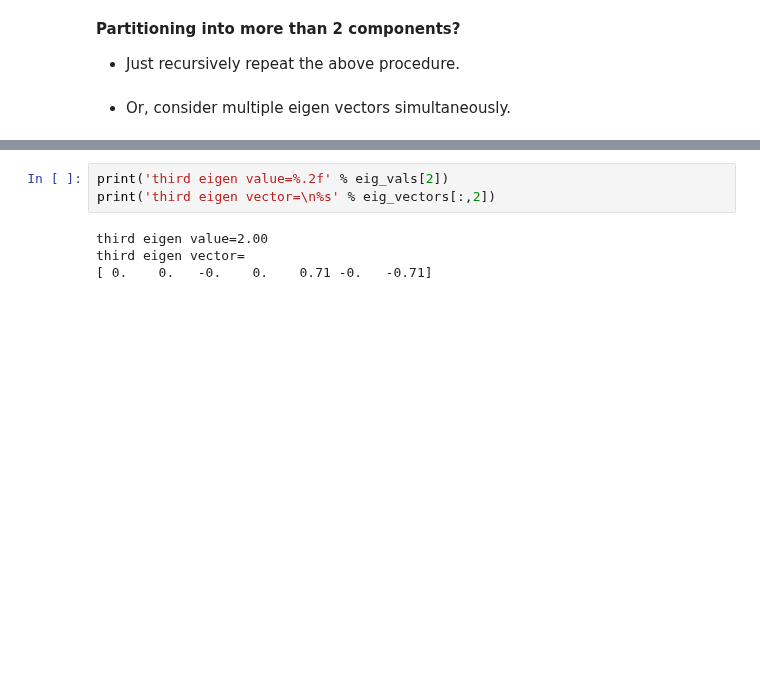
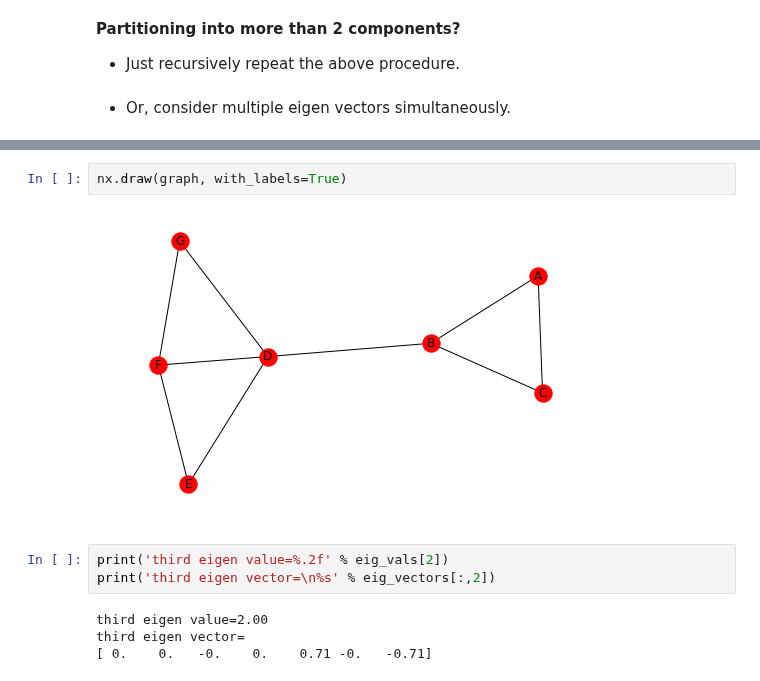
Before and after one commit to iit-cs579/main, a Jupyter notebook: lec/l06/l06.ipynb, the cells around one changed output, grey strips where cells are left out. Saved outputs shown, nothing was run; the diff lists cells and outputs as text; blank space fills up the shorter version.

```diff
--- a/lec/l06/l06.ipynb
+++ b/lec/l06/l06.ipynb
@@ -356,3 +370,7 @@ Method 2:
+# %%
+nx.draw(graph, with_labels=True)
+# %% [output]
+[figure, added]
 # %%
 print('third eigen value=%.2f' % eig_vals[2])
 print('third eigen vector=\n%s' % eig_vectors[:,2])
```
Also changed, not shown: parts of 7 cells of this notebook.
